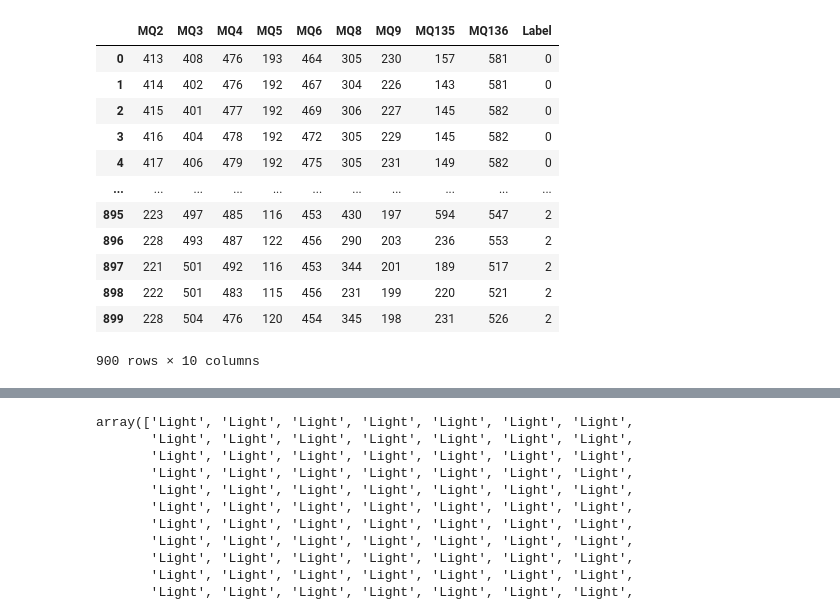
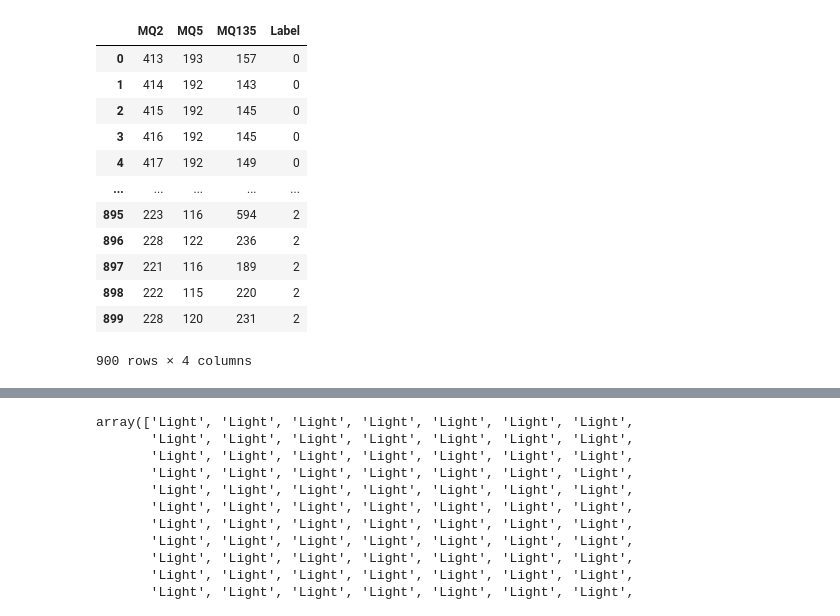
Before and after one commit to andimuhagung/SKRIPSI, a Jupyter notebook: kopi_Roasted.ipynb, the cells around one changed output, grey strips where cells are left out. Saved outputs shown, nothing was run; the diff lists cells and outputs as text; code cells hidden in the pictures.

```diff
--- a/kopi_Roasted.ipynb
+++ b/kopi_Roasted.ipynb
@@ -70,21 +34,21 @@ RoastedCoffee.xlsx  100%[===================>]  46.72K  --.-KB/s    in 0s
 # %%
 #Loading Dataset
-data = pd.read_excel("Roasted2Coffe.xlsx")
+data = pd.read_excel("Roastedbaru.xlsx")
 data
 # %% [output]
-|  | MQ2 | MQ3 | MQ4 | MQ5 | MQ6 | MQ8 | MQ9 | MQ135 | MQ136 | Label |
-| 0 | 413 | 408 | 476 | 193 | 464 | 305 | 230 | 157 | 581 | 0 |
-| 1 | 414 | 402 | 476 | 192 | 467 | 304 | 226 | 143 | 581 | 0 |
-| 2 | 415 | 401 | 477 | 192 | 469 | 306 | 227 | 145 | 582 | 0 |
-| 3 | 416 | 404 | 478 | 192 | 472 | 305 | 229 | 145 | 582 | 0 |
-| 4 | 417 | 406 | 479 | 192 | 475 | 305 | 231 | 149 | 582 | 0 |
-| ... | ... | ... | ... | ... | ... | ... | ... | ... | ... | ... |
-| 895 | 223 | 497 | 485 | 116 | 453 | 430 | 197 | 594 | 547 | 2 |
-| 896 | 228 | 493 | 487 | 122 | 456 | 290 | 203 | 236 | 553 | 2 |
-| 897 | 221 | 501 | 492 | 116 | 453 | 344 | 201 | 189 | 517 | 2 |
-| 898 | 222 | 501 | 483 | 115 | 456 | 231 | 199 | 220 | 521 | 2 |
-| 899 | 228 | 504 | 476 | 120 | 454 | 345 | 198 | 231 | 526 | 2 |
+|  | MQ2 | MQ5 | MQ135 | Label |
+| 0 | 413 | 193 | 157 | 0 |
+| 1 | 414 | 192 | 143 | 0 |
+| 2 | 415 | 192 | 145 | 0 |
+| 3 | 416 | 192 | 145 | 0 |
+| 4 | 417 | 192 | 149 | 0 |
+| ... | ... | ... | ... | ... |
+| 895 | 223 | 116 | 594 | 2 |
+| 896 | 228 | 122 | 236 | 2 |
+| 897 | 221 | 116 | 189 | 2 |
+| 898 | 222 | 115 | 220 | 2 |
+| 899 | 228 | 120 | 231 | 2 |
-900 rows × 10 columns
+900 rows × 4 columns
 # %%
 data['Label']=data['Label'].replace([0,1,2],['Light','Medium','Dark'])
 # %%
```
Also changed, not shown: parts of 19 cells of this notebook.
